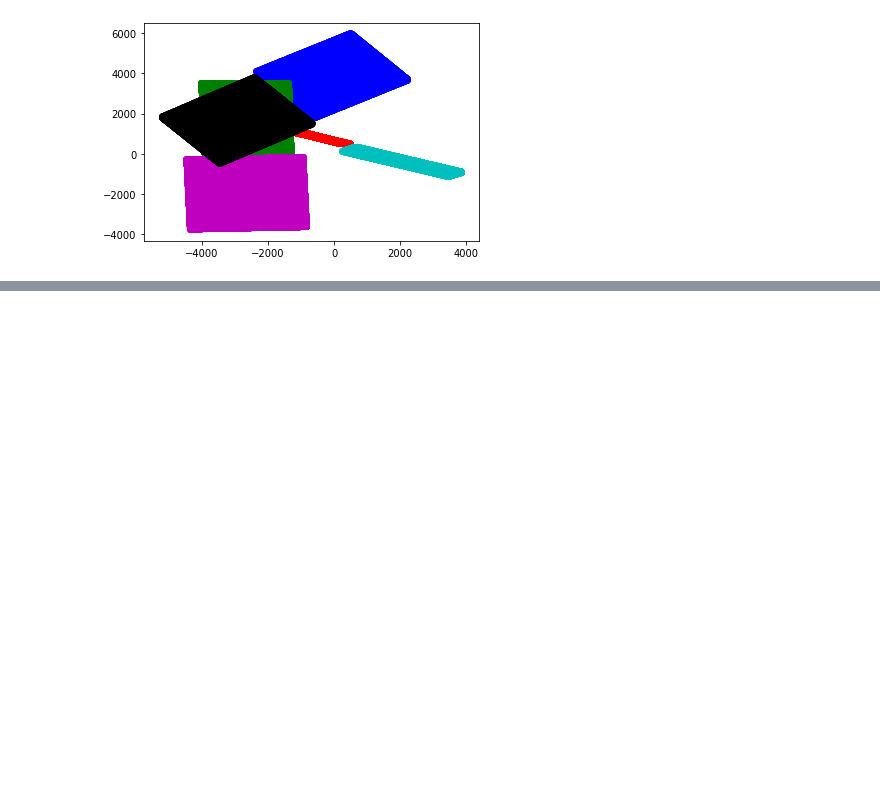
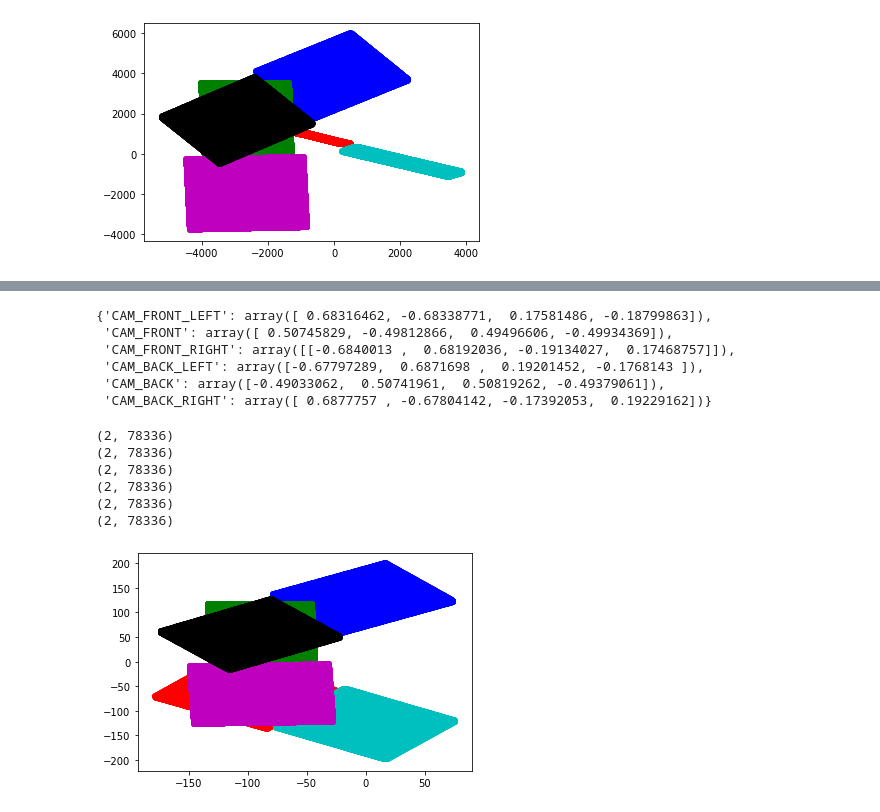
Before and after one commit to bwolfson2/dl2020, a Jupyter notebook: camera/Camera distortion.ipynb, the cells around one changed output, grey strips where cells are left out. Cells and saved outputs as stored; diff of their text form; code cells hidden in the pictures; blank space fills up the shorter version.

Commit message:
images are very grainy

```diff
--- a/camera/Camera distortion.ipynb
+++ b/camera/Camera distortion.ipynb
@@ -139,7 +238,31 @@ from scipy.spatial.transform import Rotation as R
+# %%
+#adjust quat to angles - NOT CORRECT BECAUSE REFERNCE POINTS ARE DIFFERNT FROM FRONT , back , Left and Right
+# format is zyx
+#this adjusts all x axis assuming 0 is directly facing up.
+quaternion_adj2 = {
+'CAM_FRONT_LEFT':
+np.array([ 0.68316462, -0.68338771,  0.17581486, -0.18799863]),
+ 'CAM_FRONT':
+np.array([ 0.50745829, -0.49812866,  0.49496606, -0.49934369]),
+ 'CAM_FRONT_RIGHT':
+#np.array([-0.19470424,  0.17808752, -0.68312934,  0.68095909]),
+np.array([-0.6840013 ,  0.68192036, -0.19134027,  0.17468757]),
+
+'CAM_BACK_LEFT':
+#np.array([-0.67797289,  0.6871698,   0.19201452, -0.1768143 ]),
+np.array([-0.1907042 ,  0.17546586,  0.67831433, -0.68755604]),
+
+
+'CAM_BACK':
+np.array([-0.49033062,  0.50741961,  0.50819262, -0.49379061]),
+'CAM_BACK_RIGHT':
+np.array([-0.17126042,  0.1897148,   0.68851343, -0.6786766 ])
+#    np.array([ 0.6877757 , -0.67804142, -0.17392053,  0.19229162])
+}
 # %%
 def gen_ex_matrix (quat, trans):
     assert len(quat) == 4
-    r = R.from_quat(quat)
+    r = Rot.from_quat(quat)
 
     m = r.as_matrix()
     trans = np.expand_dims(trans, axis = 1)
@@ -448,10 +562,16 @@ array([[ 1.13998122,  1.13551918,  1.13105713, ...,  0.1253701 ,
        [-1.65145169, -1.65116612, -1.65088055, ..., -0.62902888,
         -0.62874331, -0.62845774]])
 # %%
-def gen_BEV_XZ (cam, wdim, rot_matrix):
+def gen_BEV_XZ (cam, wdim, rot_matrix, axis = "XZ" ):
+
     R = rot_matrix[cam]
-    cam_XZ = np.stack((wdim[0], wdim[2]), axis=0)
-    #R.dot((Xw_cam, Zw_cam))
+    if axis == "XZ":
+        cam_XZ = np.stack((wdim[0], wdim[2]), axis=0)
+    elif axis == "XY":
+        cam_XZ = np.stack((wdim[0], wdim[1]), axis=0) #try using the world Y axis
+
+    else:
+        print("axis must be XZ or XY")
     result = R.dot(cam_XZ)
     return result
 # %%
@@ -588,3 +695,0 @@ f.close()
-# %%
-cam = 'CAM_FRONT_LEFT'
-gen_ex_matrix(quaternion[cam], translation[cam])
@@ -655,0 +708,9 @@ array([ 8.66025404, -5.        ])
+# %%
+quaternion_adj
+# %% [output]
+{'CAM_FRONT_LEFT': array([ 0.68316462, -0.68338771,  0.17581486, -0.18799863]),
+ 'CAM_FRONT': array([ 0.50745829, -0.49812866,  0.49496606, -0.49934369]),
+ 'CAM_FRONT_RIGHT': array([[-0.6840013 ,  0.68192036, -0.19134027,  0.17468757]]),
+ 'CAM_BACK_LEFT': array([-0.67797289,  0.6871698 ,  0.19201452, -0.1768143 ]),
+ 'CAM_BACK': array([-0.49033062,  0.50741961,  0.50819262, -0.49379061]),
+ 'CAM_BACK_RIGHT': array([ 0.6877757 , -0.67804142, -0.17392053,  0.19229162])}
@@ -655,0 +774,11 @@ array([ 8.66025404, -5.        ])
+# %%
+allCam_map_dict, min_max_dict = gen_trans_maps(image_names, intrinsics, translation,
+                                               quaternion_adj2, axis = "XZ")
+# %% [output]
+(2, 78336)
+(2, 78336)
+(2, 78336)
+(2, 78336)
+(2, 78336)
+(2, 78336)
+[figure, added]
```
Also changed, not shown: parts of 53 cells of this notebook.
